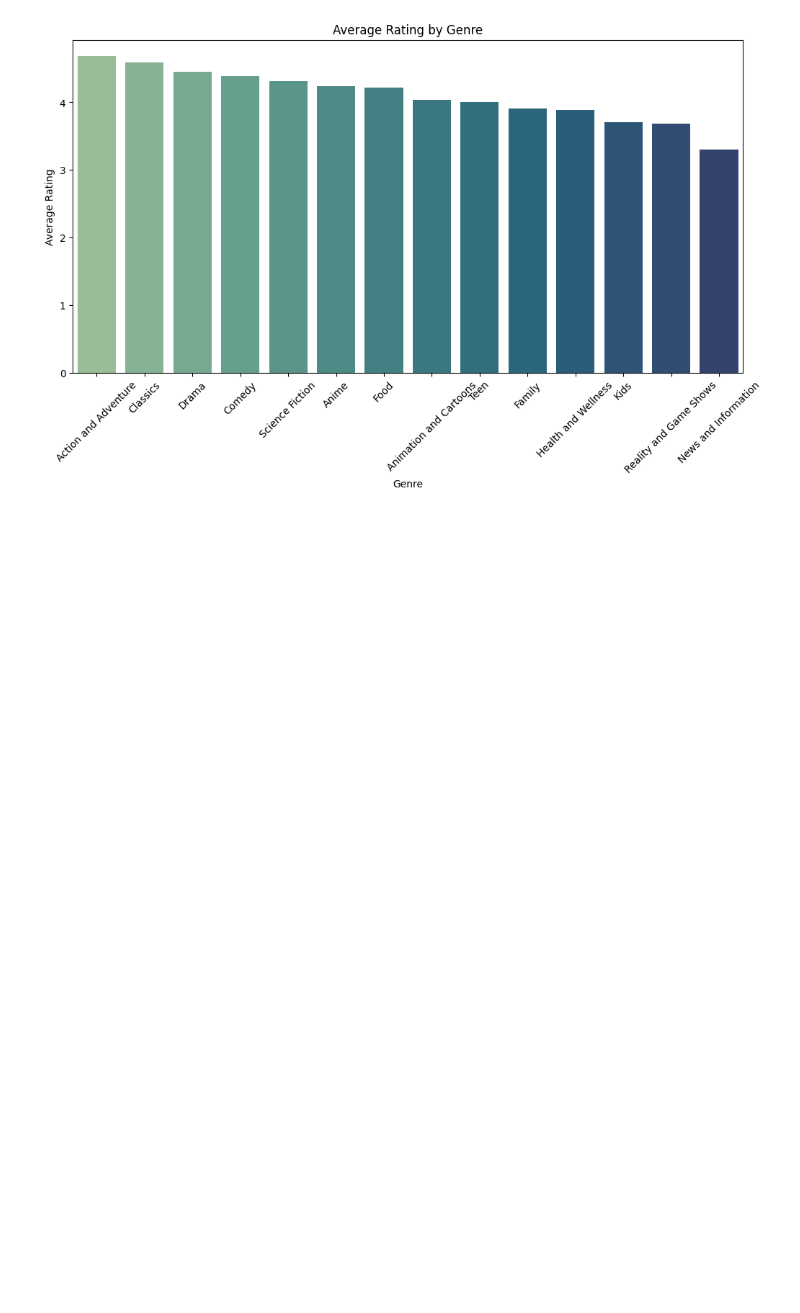
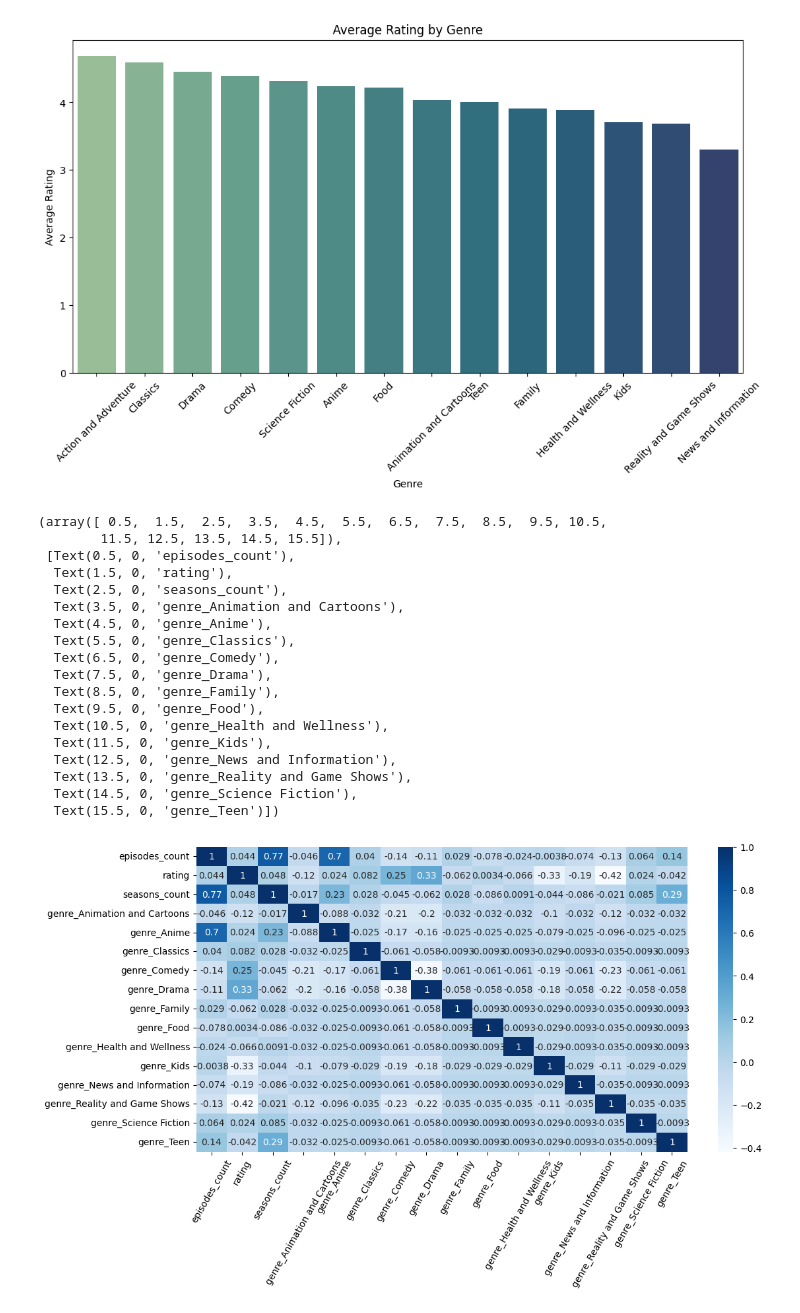
Before and after one commit to DamjanVincic/hulu-popular-shows-analysis, a Jupyter notebook: exploratory-analysis.ipynb, the cells around one changed output. Cells and saved outputs as stored; diff of their text form; code cells hidden in the pictures; blank space fills up the shorter version.

```diff
--- a/exploratory-analysis.ipynb
+++ b/exploratory-analysis.ipynb
@@ -271,3 +278,30 @@ plt.xticks(rotation=45)
 plt.show()
 # %% [output]
 [figure]
+# %%
+df = df.drop(columns=['name'])
+df = pd.get_dummies(df, columns=['genre'], drop_first=True)
+
+plt.figure(figsize=(12, 6))
+sb.heatmap(df.corr(), cmap='Blues', annot=True)
+plt.xticks(rotation=60)
+# %% [output]
+(array([ 0.5,  1.5,  2.5,  3.5,  4.5,  5.5,  6.5,  7.5,  8.5,  9.5, 10.5,
+        11.5, 12.5, 13.5, 14.5, 15.5]),
+ [Text(0.5, 0, 'episodes_count'),
+  Text(1.5, 0, 'rating'),
+  Text(2.5, 0, 'seasons_count'),
+  Text(3.5, 0, 'genre_Animation and Cartoons'),
+  Text(4.5, 0, 'genre_Anime'),
+  Text(5.5, 0, 'genre_Classics'),
+  Text(6.5, 0, 'genre_Comedy'),
+  Text(7.5, 0, 'genre_Drama'),
+  Text(8.5, 0, 'genre_Family'),
+  Text(9.5, 0, 'genre_Food'),
+  Text(10.5, 0, 'genre_Health and Wellness'),
+  Text(11.5, 0, 'genre_Kids'),
+  Text(12.5, 0, 'genre_News and Information'),
+  Text(13.5, 0, 'genre_Reality and Game Shows'),
+  Text(14.5, 0, 'genre_Science Fiction'),
+  Text(15.5, 0, 'genre_Teen')])
+[figure, added]
```
Also changed, not shown: parts of 8 cells of this notebook.
